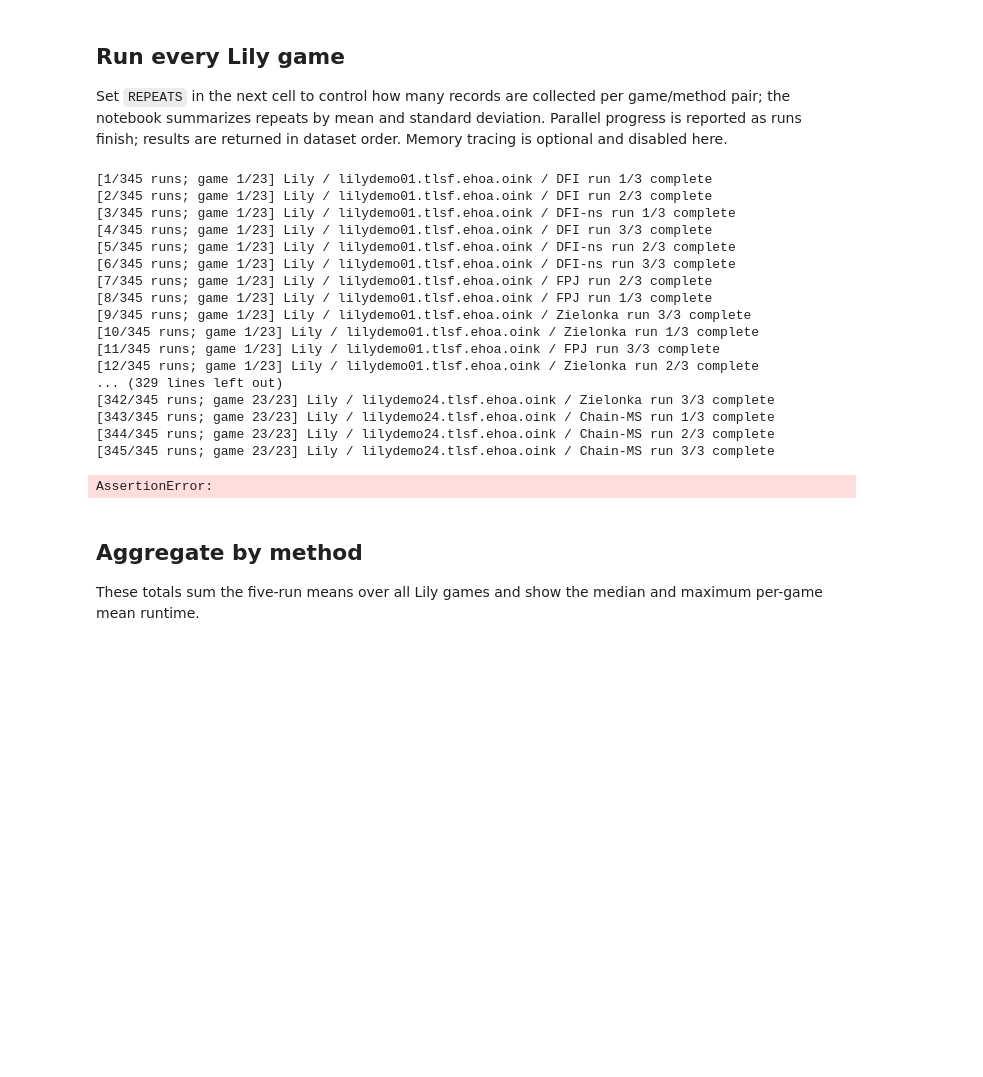
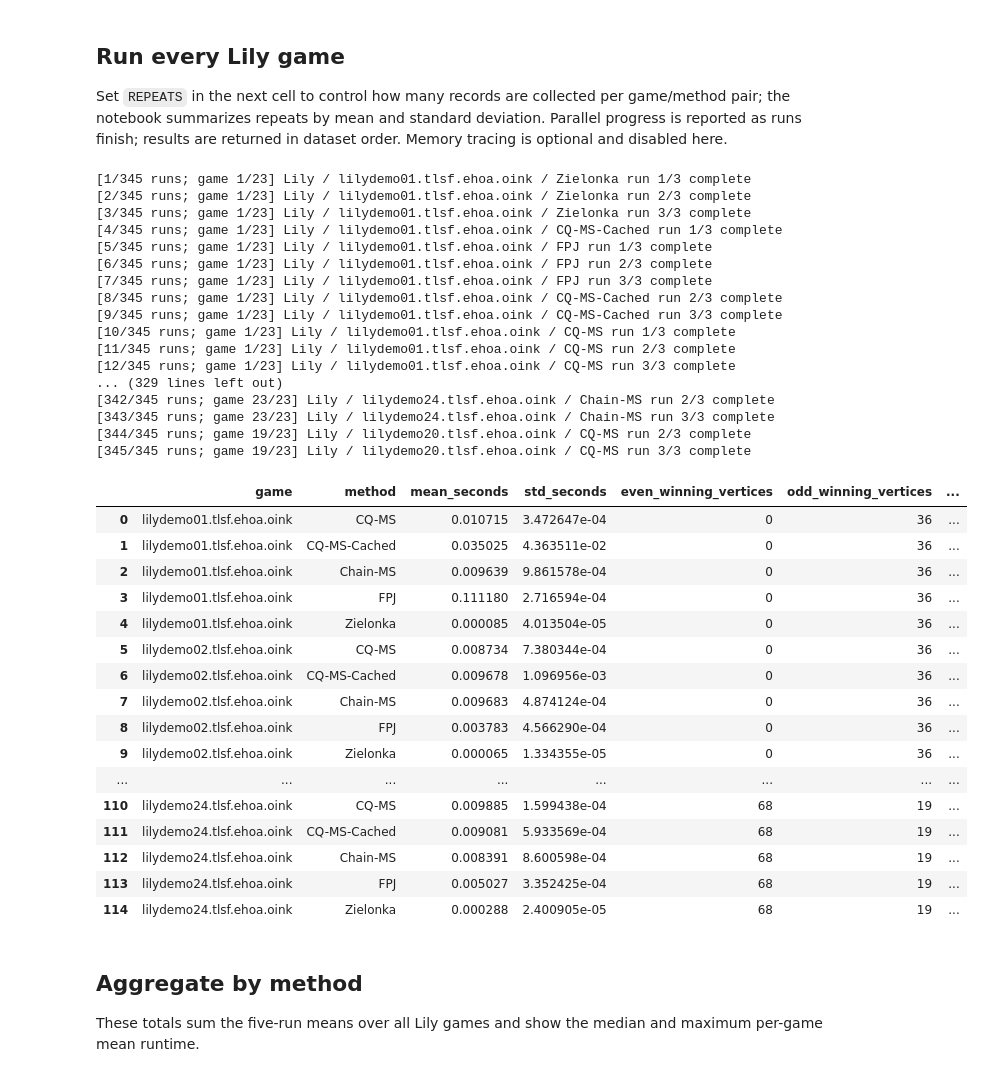
Before and after one commit to totoboro/research-project-2026, a Jupyter notebook: code/notebooks/benchmark_lily.ipynb, the cells around one changed output. Saved outputs shown, nothing was run; the diff lists cells and outputs as text; code cells hidden in the pictures; blank space fills up the shorter version.

```diff
--- a/code/notebooks/benchmark_lily.ipynb
+++ b/code/notebooks/benchmark_lily.ipynb
@@ -31,54 +31,70 @@ WORKERS = 4
 Set `REPEATS` in the next cell to control how many records are collected per game/method pair; the notebook summarizes repeats by mean and standard deviation. Parallel progress is reported as runs finish; results are returned in dataset order. Memory tracing is optional and disabled here.
 # %%
 REPEATS = 3
-METHODS = ('DFI', 'DFI-ns', 'FPJ', 'Zielonka', 'Chain-MS')
+METHODS = ('FPJ', 'Zielonka', 'CQ-MS-Cached', 'CQ-MS', 'Chain-MS')
 
 run_records = benchmark_dataset(
     'Lily',
     methods=METHODS,
     repeats=REPEATS,
     measure_memory=False,
     workers=WORKERS,
 )
 run_results = records_to_dataframe(run_records)
 assert run_results['game'].nunique() == 23
 assert len(run_results) == 23 * len(METHODS) * REPEATS
 
 # Check that the methods agree on every run, then aggregate runtimes per game/method.
 agreement = run_results.groupby('game')['solution_fingerprint'].nunique()
 assert (agreement == 1).all(), agreement[agreement != 1]
 results = (
     run_results.groupby(['game', 'method'], as_index=False)
     .agg(
         mean_seconds=('runtime_seconds', 'mean'),
         std_seconds=('runtime_seconds', 'std'),
         even_winning_vertices=('even_winning_vertices', 'first'),
         odd_winning_vertices=('odd_winning_vertices', 'first'),
         strategy_edges=('strategy_edges', 'first'),
         bdd_nodes=('bdd_nodes', 'first'),
         solution_fingerprint=('solution_fingerprint', 'first'),
     )
 )
 display(results.sort_values(['game', 'method']).reset_index(drop=True))
 # %% [output]
-[1/345 runs; game 1/23] Lily / lilydemo01.tlsf.ehoa.oink / DFI run 1/3 complete
-[2/345 runs; game 1/23] Lily / lilydemo01.tlsf.ehoa.oink / DFI run 2/3 complete
-[3/345 runs; game 1/23] Lily / lilydemo01.tlsf.ehoa.oink / DFI-ns run 1/3 complete
-[4/345 runs; game 1/23] Lily / lilydemo01.tlsf.ehoa.oink / DFI run 3/3 complete
-[5/345 runs; game 1/23] Lily / lilydemo01.tlsf.ehoa.oink / DFI-ns run 2/3 complete
-[6/345 runs; game 1/23] Lily / lilydemo01.tlsf.ehoa.oink / DFI-ns run 3/3 complete
-[7/345 runs; game 1/23] Lily / lilydemo01.tlsf.ehoa.oink / FPJ run 2/3 complete
-[8/345 runs; game 1/23] Lily / lilydemo01.tlsf.ehoa.oink / FPJ run 1/3 complete
-[9/345 runs; game 1/23] Lily / lilydemo01.tlsf.ehoa.oink / Zielonka run 3/3 complete
-[10/345 runs; game 1/23] Lily / lilydemo01.tlsf.ehoa.oink / Zielonka run 1/3 complete
-[11/345 runs; game 1/23] Lily / lilydemo01.tlsf.ehoa.oink / FPJ run 3/3 complete
-[12/345 runs; game 1/23] Lily / lilydemo01.tlsf.ehoa.oink / Zielonka run 2/3 complete
+[1/345 runs; game 1/23] Lily / lilydemo01.tlsf.ehoa.oink / Zielonka run 1/3 complete
+[2/345 runs; game 1/23] Lily / lilydemo01.tlsf.ehoa.oink / Zielonka run 2/3 complete
+[3/345 runs; game 1/23] Lily / lilydemo01.tlsf.ehoa.oink / Zielonka run 3/3 complete
+[4/345 runs; game 1/23] Lily / lilydemo01.tlsf.ehoa.oink / CQ-MS-Cached run 1/3 complete
+[5/345 runs; game 1/23] Lily / lilydemo01.tlsf.ehoa.oink / FPJ run 1/3 complete
+[6/345 runs; game 1/23] Lily / lilydemo01.tlsf.ehoa.oink / FPJ run 2/3 complete
+[7/345 runs; game 1/23] Lily / lilydemo01.tlsf.ehoa.oink / FPJ run 3/3 complete
+[8/345 runs; game 1/23] Lily / lilydemo01.tlsf.ehoa.oink / CQ-MS-Cached run 2/3 complete
+[9/345 runs; game 1/23] Lily / lilydemo01.tlsf.ehoa.oink / CQ-MS-Cached run 3/3 complete
+[10/345 runs; game 1/23] Lily / lilydemo01.tlsf.ehoa.oink / CQ-MS run 1/3 complete
+[11/345 runs; game 1/23] Lily / lilydemo01.tlsf.ehoa.oink / CQ-MS run 2/3 complete
+[12/345 runs; game 1/23] Lily / lilydemo01.tlsf.ehoa.oink / CQ-MS run 3/3 complete
 ... (329 lines left out)
-[342/345 runs; game 23/23] Lily / lilydemo24.tlsf.ehoa.oink / Zielonka run 3/3 complete
-[343/345 runs; game 23/23] Lily / lilydemo24.tlsf.ehoa.oink / Chain-MS run 1/3 complete
-[344/345 runs; game 23/23] Lily / lilydemo24.tlsf.ehoa.oink / Chain-MS run 2/3 complete
-[345/345 runs; game 23/23] Lily / lilydemo24.tlsf.ehoa.oink / Chain-MS run 3/3 complete
+[342/345 runs; game 23/23] Lily / lilydemo24.tlsf.ehoa.oink / Chain-MS run 2/3 complete
+[343/345 runs; game 23/23] Lily / lilydemo24.tlsf.ehoa.oink / Chain-MS run 3/3 complete
+[344/345 runs; game 19/23] Lily / lilydemo20.tlsf.ehoa.oink / CQ-MS run 2/3 complete
+[345/345 runs; game 19/23] Lily / lilydemo20.tlsf.ehoa.oink / CQ-MS run 3/3 complete
-AssertionError:
+|  | game | method | mean_seconds | std_seconds | even_winning_vertices | odd_winning_vertices | ... |
+| 0 | lilydemo01.tlsf.ehoa.oink | CQ-MS | 0.010715 | 3.472647e-04 | 0 | 36 | ... |
+| 1 | lilydemo01.tlsf.ehoa.oink | CQ-MS-Cached | 0.035025 | 4.363511e-02 | 0 | 36 | ... |
+| 2 | lilydemo01.tlsf.ehoa.oink | Chain-MS | 0.009639 | 9.861578e-04 | 0 | 36 | ... |
+| 3 | lilydemo01.tlsf.ehoa.oink | FPJ | 0.111180 | 2.716594e-04 | 0 | 36 | ... |
+| 4 | lilydemo01.tlsf.ehoa.oink | Zielonka | 0.000085 | 4.013504e-05 | 0 | 36 | ... |
+| 5 | lilydemo02.tlsf.ehoa.oink | CQ-MS | 0.008734 | 7.380344e-04 | 0 | 36 | ... |
+| 6 | lilydemo02.tlsf.ehoa.oink | CQ-MS-Cached | 0.009678 | 1.096956e-03 | 0 | 36 | ... |
+| 7 | lilydemo02.tlsf.ehoa.oink | Chain-MS | 0.009683 | 4.874124e-04 | 0 | 36 | ... |
+| 8 | lilydemo02.tlsf.ehoa.oink | FPJ | 0.003783 | 4.566290e-04 | 0 | 36 | ... |
+| 9 | lilydemo02.tlsf.ehoa.oink | Zielonka | 0.000065 | 1.334355e-05 | 0 | 36 | ... |
+| ... | ... | ... | ... | ... | ... | ... | ... |
+| 110 | lilydemo24.tlsf.ehoa.oink | CQ-MS | 0.009885 | 1.599438e-04 | 68 | 19 | ... |
+| 111 | lilydemo24.tlsf.ehoa.oink | CQ-MS-Cached | 0.009081 | 5.933569e-04 | 68 | 19 | ... |
+| 112 | lilydemo24.tlsf.ehoa.oink | Chain-MS | 0.008391 | 8.600598e-04 | 68 | 19 | ... |
+| 113 | lilydemo24.tlsf.ehoa.oink | FPJ | 0.005027 | 3.352425e-04 | 68 | 19 | ... |
+| 114 | lilydemo24.tlsf.ehoa.oink | Zielonka | 0.000288 | 2.400905e-05 | 68 | 19 | ... |
 # %% [markdown]
 ## Aggregate by method
 
```
Also changed, not shown: parts of 11 cells of this notebook, 14 other files.
